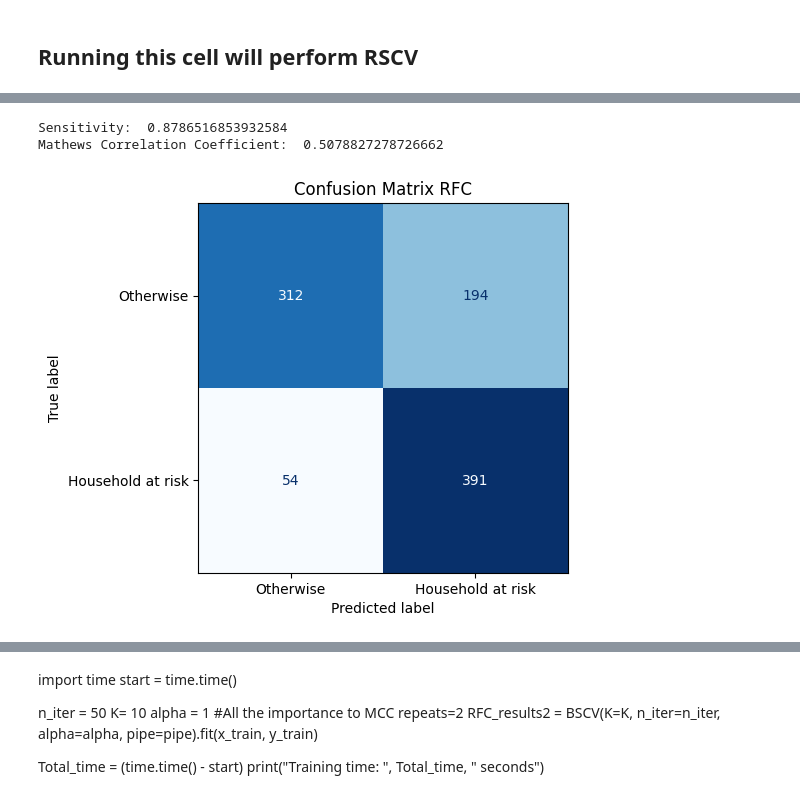
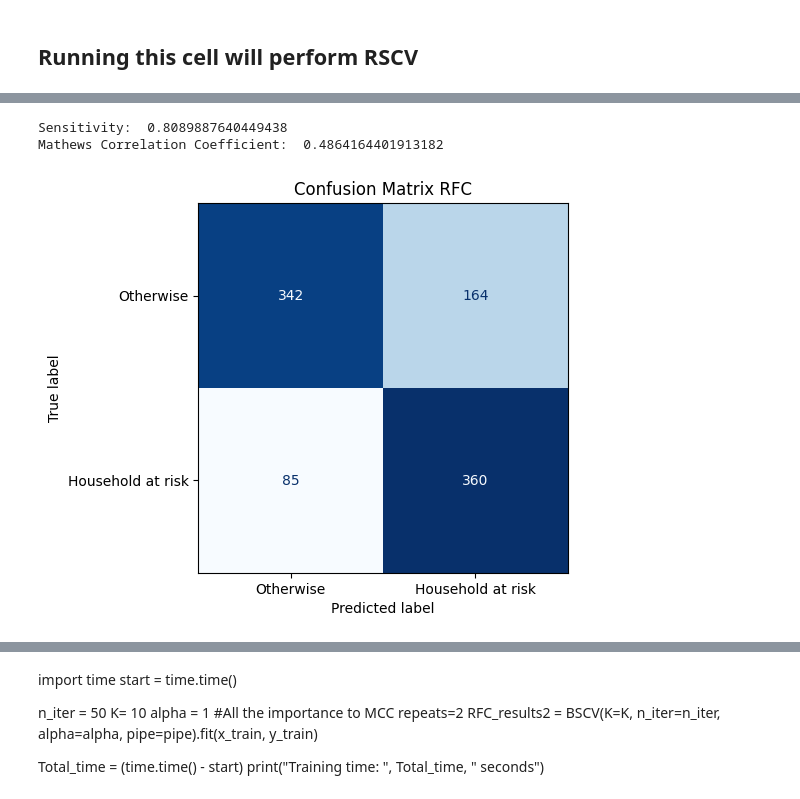
Before and after one commit to renatoquiliche/PaperCienciaDados-PunoPeru, a Jupyter notebook: Python Code/RFC_final.ipynb, the cells around one changed output, grey strips where cells are left out. Cells and saved outputs as stored; diff of their text form; code cells hidden in the pictures.

```diff
--- a/Python Code/RFC_final.ipynb
+++ b/Python Code/RFC_final.ipynb
@@ -121,16 +121,16 @@ Training time:  72.76183652877808  seconds
 # %%
 from sklearn.metrics import confusion_matrix, ConfusionMatrixDisplay
 import matplotlib.pyplot as plt
 
-predictions = (RFC_results1.best_estimator_.predict_proba(x_test)[:,1] >= 0.4).astype(bool)
+predictions = (RFC_results1.best_estimator_.predict_proba(x_test)[:,1] >= 0.5).astype(bool)
 cm = confusion_matrix(y_test, predictions, labels=RFC_results1.best_estimator_.classes_)
 disp = ConfusionMatrixDisplay(confusion_matrix=cm, display_labels=["Otherwise", "Household at risk"])
 disp.plot(cmap='Blues', colorbar=False)
 plt.title('Confusion Matrix RFC')
 
 print('Sensitivity: ', sensitivity(y_test, predictions))
 print('Mathews Correlation Coefficient: ', matthews_corrcoef(y_test, predictions))
 # %% [output]
-Sensitivity:  0.8786516853932584
-Mathews Correlation Coefficient:  0.5078827278726662
+Sensitivity:  0.8089887640449438
+Mathews Correlation Coefficient:  0.4864164401913182
-[figure, old version]
+[figure, new version]
```
Also changed, not shown: parts of 12 cells of this notebook, 5 other files.
